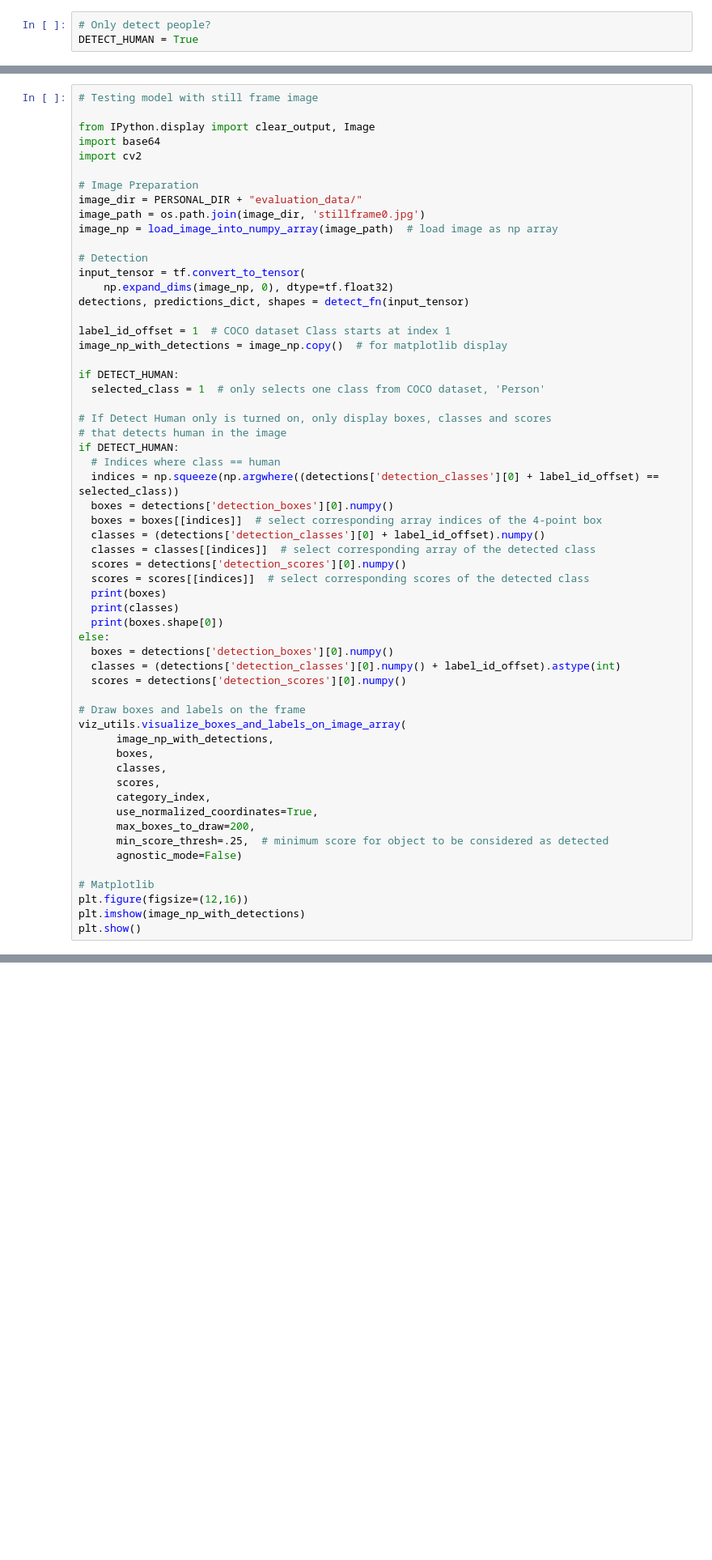
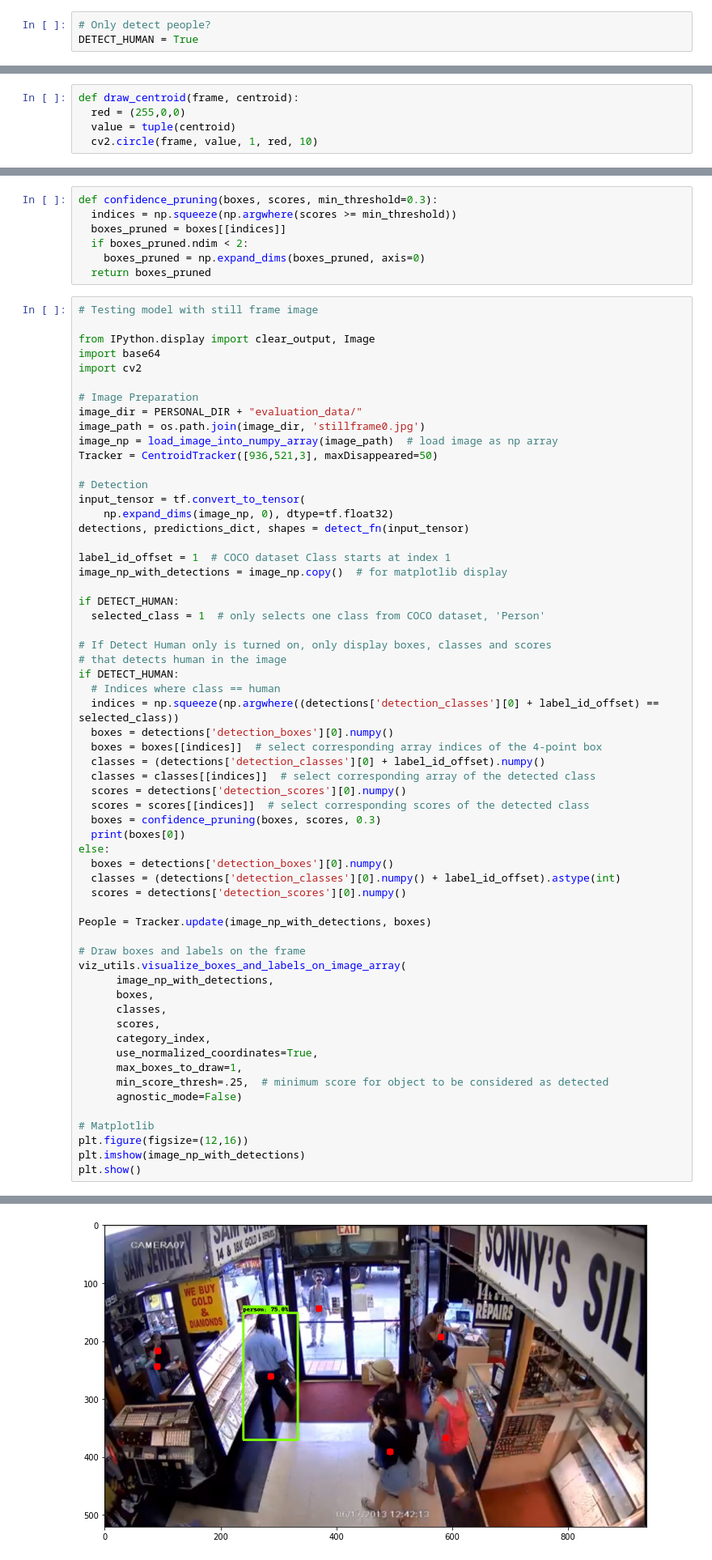
Before and after one commit to corvus-rex/object-detection, a Jupyter notebook: ObjectDetection_POC_KopiOey.ipynb, the cells around one changed output, grey strips where cells are left out. Shown at 81% size. Drawn from its saved outputs; the diff is of its cells as text; blank space fills up the shorter version.

Commit message:
Working centroid tracker

```diff
--- a/ObjectDetection_POC_KopiOey.ipynb
+++ b/ObjectDetection_POC_KopiOey.ipynb
@@ -148,3 +142,8 @@ categories = label_map_util.convert_label_map_to_categories(
     use_display_name=True)
 category_index = label_map_util.create_category_index(categories)
 label_map_dict = label_map_util.get_label_map_dict(label_map, use_display_name=True)
+# %%
+def draw_centroid(frame, centroid):
+  red = (255,0,0)
+  value = tuple(centroid)
+  cv2.circle(frame, value, 1, red, 10)
@@ -151,3 +315,10 @@ label_map_dict = label_map_util.get_label_map_dict(label_map, use_display_name=T
+# %%
+def confidence_pruning(boxes, scores, min_threshold=0.3):
+  indices = np.squeeze(np.argwhere(scores >= min_threshold))
+  boxes_pruned = boxes[[indices]]
+  if boxes_pruned.ndim < 2:
+    boxes_pruned = np.expand_dims(boxes_pruned, axis=0)
+  return boxes_pruned
 # %%
 # Testing model with still frame image
 
@@ -159,6 +330,7 @@ import cv2
 image_dir = PERSONAL_DIR + "evaluation_data/"
 image_path = os.path.join(image_dir, 'stillframe0.jpg')
 image_np = load_image_into_numpy_array(image_path)  # load image as np array
+Tracker = CentroidTracker([936,521,3], maxDisappeared=50)
 
 # Detection
 input_tensor = tf.convert_to_tensor(
@@ -182,13 +354,14 @@ if DETECT_HUMAN:
   classes = classes[[indices]]  # select corresponding array of the detected class
   scores = detections['detection_scores'][0].numpy()
   scores = scores[[indices]]  # select corresponding scores of the detected class
-  print(boxes)
-  print(classes)
-  print(boxes.shape[0])
+  boxes = confidence_pruning(boxes, scores, 0.3)
+  print(boxes[0])
 else:
   boxes = detections['detection_boxes'][0].numpy()
   classes = (detections['detection_classes'][0].numpy() + label_id_offset).astype(int)
   scores = detections['detection_scores'][0].numpy()
+
+People = Tracker.update(image_np_with_detections, boxes)
 
 # Draw boxes and labels on the frame
 viz_utils.visualize_boxes_and_labels_on_image_array(
@@ -198,7 +371,7 @@ viz_utils.visualize_boxes_and_labels_on_image_array(
       scores,
       category_index,
       use_normalized_coordinates=True,
-      max_boxes_to_draw=200,
+      max_boxes_to_draw=1,
       min_score_thresh=.25,  # minimum score for object to be considered as detected
       agnostic_mode=False)
 
@@ -206,3 +379,4 @@ viz_utils.visualize_boxes_and_labels_on_image_array(
 plt.figure(figsize=(12,16))
 plt.imshow(image_np_with_detections)
 plt.show()
+# %% [output]
@@ -208,0 +384 @@ plt.show()
+[figure, added]
```
Also changed, not shown: parts of 7 cells of this notebook.
